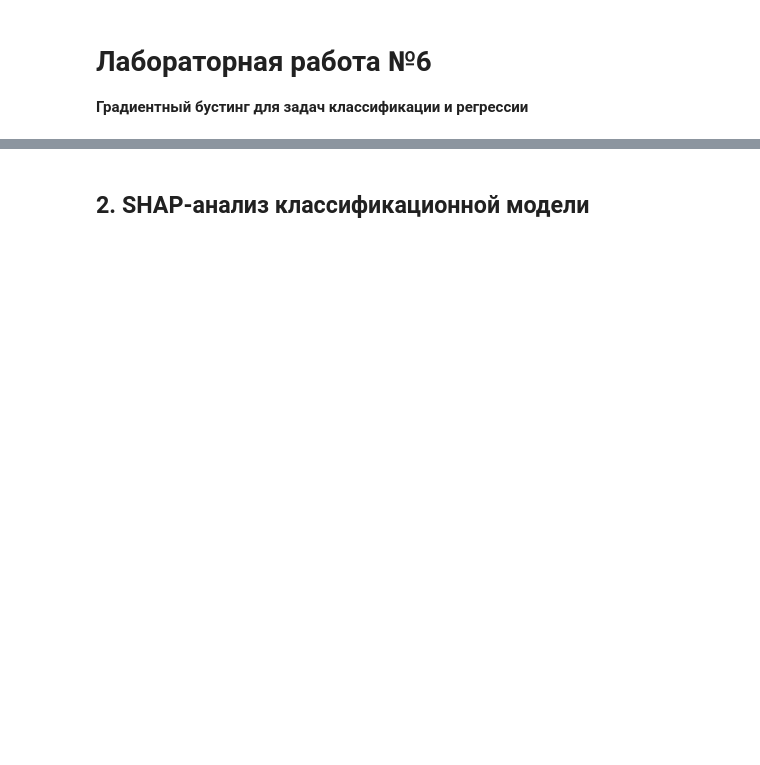
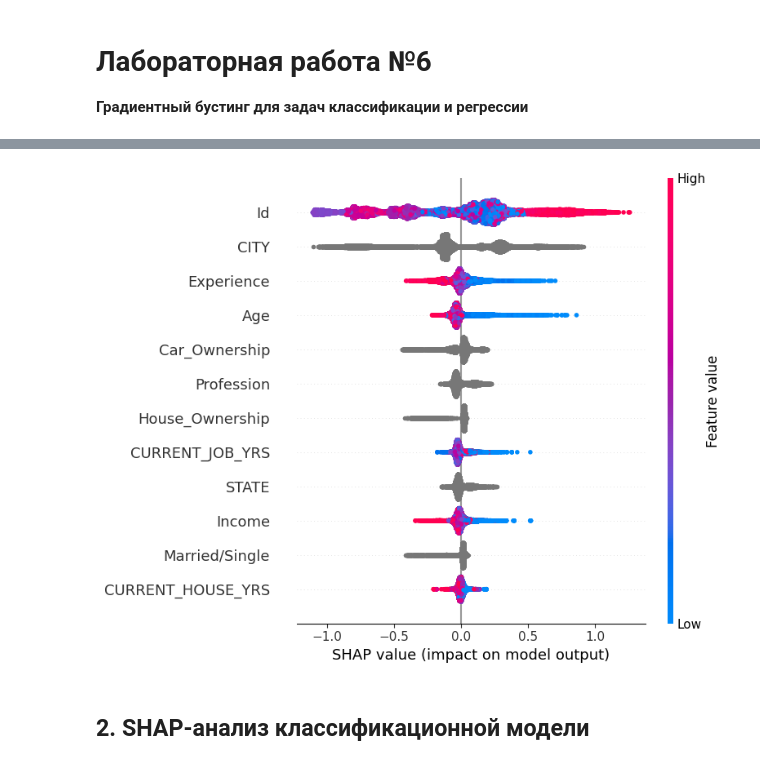
Before and after one commit to cfaring/ait-2025, a Jupyter notebook: lab6/lab6.ipynb, the cells around one changed output, grey strips where cells are left out. Saved outputs shown, nothing was run; the diff lists cells and outputs as text; code cells hidden in the pictures; blank space fills up the shorter version.

```diff
--- a/lab6/lab6.ipynb
+++ b/lab6/lab6.ipynb
@@ -142,3 +144,10 @@ weighted avg       0.87      0.88      0.82     50400
+# %%
+# Пояснитель для катбуста
+explainer   = shap.TreeExplainer(best_cat)
+shap_values = explainer.shap_values(X_test)
+shap.summary_plot(shap_values, X_test)  # интерактивный график
+# %% [output]
+[figure, added]
 # %% [markdown]
 ## 2. SHAP‑анализ классификационной модели
 # %%
```
Also changed, not shown: parts of 15 cells of this notebook, 3 other files.
